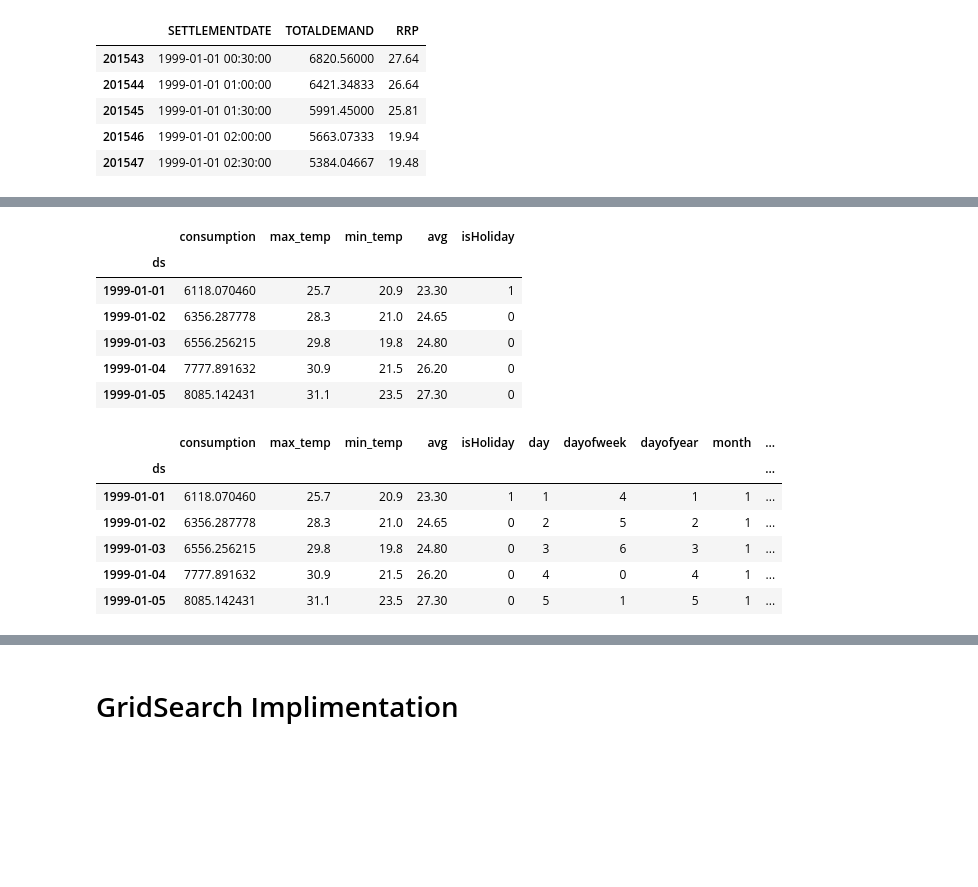
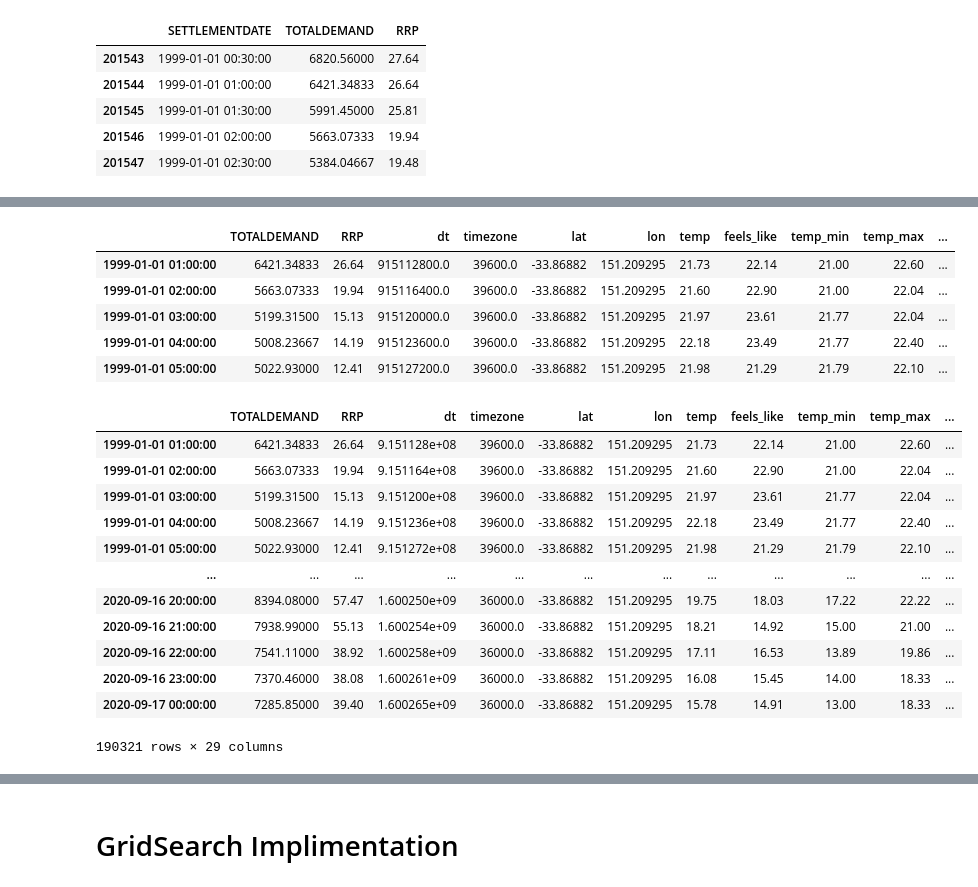
Before and after one commit to milindparvatia/Datathon, a Jupyter notebook: mainFile.ipynb, the cells around one changed output, grey strips where cells are left out. Cells and saved outputs as stored; diff of their text form; code cells hidden in the pictures; blank space fills up the shorter version.

```diff
--- a/mainFile.ipynb
+++ b/mainFile.ipynb
@@ -54,8 +71,6 @@ df = df.dropna()
 # %%
-df = df.rename(columns = {'date': 'ds', 'consumption': 'consumption'})
-
 # Group data by number of listings per date
-df_example = df.groupby(by = 'ds').mean()
+df_example = df.groupby(by='SETTLEMENTDATE').mean()
 
 # Change index to datetime
 df_example.index = pd.to_datetime(df_example.index)
@@ -63,10 +78,12 @@ df_example.index = pd.to_datetime(df_example.index)
 # Sort the values
 df_example = df_example.sort_index(ascending = True)
 
+df_example = df_example.tail(-1)
+
+df_example = df_example.asfreq(freq='1H')
+
 # Fill values with 0
 df_example = df_example.fillna(value = 0)
 
-df_example = df_example.head(-1)
-
 df_example
 # %% [output]
@@ -86,0 +104,4 @@ df_example
+# %%
+df_example = df_example.merge(df_temp, left_index=True, right_index=True, how='inner')
+df_example = df_example.fillna(0)
+df_example.head()
@@ -87,17 +115,17 @@ df_example
 # %%
-dfmx['date'] = pd.to_datetime(dfmx[['Year', 'Month', 'Day']])
-dfmx = dfmx.rename(columns = {'Maximum temperature (Degree C)': 'max_temp'})
-df_max = dfmx.groupby(by = 'date').agg({'max_temp': 'sum'})
-max_mask = (df_max.index.date >= df_example.index[0]) & (df_max.index.date <= df_example.index[len(df_example)-1])
+# dfmx['date'] = pd.to_datetime(dfmx[['Year', 'Month', 'Day']])
+# dfmx = dfmx.rename(columns = {'Maximum temperature (Degree C)': 'max_temp'})
+# df_max = dfmx.groupby(by = 'date').agg({'max_temp': 'sum'})
+# max_mask = (df_max.index.date >= df_example.index[0]) & (df_max.index.date <= df_example.index[len(df_example)-1])
 
-dfmn['date'] = pd.to_datetime(dfmn[['Year', 'Month', 'Day']])
-dfmn = dfmn.rename(columns = {'Minimum temperature (Degree C)': 'min_temp'})
-df_min = dfmn.groupby(by = 'date').agg({'min_temp': 'sum'})
-min_mask = (df_min.index.date >= df_example.index[0]) & (df_min.index.date <= df_example.index[len(df_example)-1])
+# dfmn['date'] = pd.to_datetime(dfmn[['Year', 'Month', 'Day']])
+# dfmn = dfmn.rename(columns = {'Minimum temperature (Degree C)': 'min_temp'})
+# df_min = dfmn.groupby(by = 'date').agg({'min_temp': 'sum'})
+# min_mask = (df_min.index.date >= df_example.index[0]) & (df_min.index.date <= df_example.index[len(df_example)-1])
 
-df_example['max_temp'] = df_max.loc[max_mask]
-df_example['min_temp'] = df_min.loc[min_mask]
-df_example['avg'] = df_example[['max_temp', 'min_temp']].mean(axis=1)
+# df_example['max_temp'] = df_max.loc[max_mask]
+# df_example['min_temp'] = df_min.loc[min_mask]
+# df_example['avg'] = df_example[['max_temp', 'min_temp']].mean(axis=1)
 
 # Holiday added
 aus_holidays = holidays.CountryHoliday('AUS', prov='NSW')
@@ -110,14 +138,14 @@ for i,j in enumerate(df_example.index):
 
 df_example.head()
 # %% [output]
-|  | consumption | max_temp | min_temp | avg | isHoliday |
-| ds |  |  |  |  |  |
-| 1999-01-01 | 6118.070460 | 25.7 | 20.9 | 23.30 | 1 |
-| 1999-01-02 | 6356.287778 | 28.3 | 21.0 | 24.65 | 0 |
-| 1999-01-03 | 6556.256215 | 29.8 | 19.8 | 24.80 | 0 |
-| 1999-01-04 | 7777.891632 | 30.9 | 21.5 | 26.20 | 0 |
-| 1999-01-05 | 8085.142431 | 31.1 | 23.5 | 27.30 | 0 |
+|  | TOTALDEMAND | RRP | dt | timezone | lat | lon | temp | feels_like | temp_min | temp_max | ... |
+| 1999-01-01 01:00:00 | 6421.34833 | 26.64 | 915112800.0 | 39600.0 | -33.86882 | 151.209295 | 21.73 | 22.14 | 21.00 | 22.60 | ... |
+| 1999-01-01 02:00:00 | 5663.07333 | 19.94 | 915116400.0 | 39600.0 | -33.86882 | 151.209295 | 21.60 | 22.90 | 21.00 | 22.04 | ... |
+| 1999-01-01 03:00:00 | 5199.31500 | 15.13 | 915120000.0 | 39600.0 | -33.86882 | 151.209295 | 21.97 | 23.61 | 21.77 | 22.04 | ... |
+| 1999-01-01 04:00:00 | 5008.23667 | 14.19 | 915123600.0 | 39600.0 | -33.86882 | 151.209295 | 22.18 | 23.49 | 21.77 | 22.40 | ... |
+| 1999-01-01 05:00:00 | 5022.93000 | 12.41 | 915127200.0 | 39600.0 | -33.86882 | 151.209295 | 21.98 | 21.29 | 21.79 | 22.10 | ... |
 # %%
+df_example['hour'] = df_example.index.hour
 df_example['day'] = df_example.index.day
 df_example['dayofweek'] = df_example.index.dayofweek
 df_example['dayofyear'] = df_example.index.dayofyear
@@ -129,15 +154,21 @@ df_example['weekofyear'] = df_example.index.weekofyear
 # %%
 # df_example1.head()
 # df_example2.head()
-df_example.head()
+df_example
 # %% [output]
-|  | consumption | max_temp | min_temp | avg | isHoliday | day | dayofweek | dayofyear | month | ... |
-| ds |  |  |  |  |  |  |  |  |  | ... |
-| 1999-01-01 | 6118.070460 | 25.7 | 20.9 | 23.30 | 1 | 1 | 4 | 1 | 1 | ... |
-| 1999-01-02 | 6356.287778 | 28.3 | 21.0 | 24.65 | 0 | 2 | 5 | 2 | 1 | ... |
-| 1999-01-03 | 6556.256215 | 29.8 | 19.8 | 24.80 | 0 | 3 | 6 | 3 | 1 | ... |
-| 1999-01-04 | 7777.891632 | 30.9 | 21.5 | 26.20 | 0 | 4 | 0 | 4 | 1 | ... |
-| 1999-01-05 | 8085.142431 | 31.1 | 23.5 | 27.30 | 0 | 5 | 1 | 5 | 1 | ... |
+|  | TOTALDEMAND | RRP | dt | timezone | lat | lon | temp | feels_like | temp_min | temp_max | ... |
+| 1999-01-01 01:00:00 | 6421.34833 | 26.64 | 9.151128e+08 | 39600.0 | -33.86882 | 151.209295 | 21.73 | 22.14 | 21.00 | 22.60 | ... |
+| 1999-01-01 02:00:00 | 5663.07333 | 19.94 | 9.151164e+08 | 39600.0 | -33.86882 | 151.209295 | 21.60 | 22.90 | 21.00 | 22.04 | ... |
+| 1999-01-01 03:00:00 | 5199.31500 | 15.13 | 9.151200e+08 | 39600.0 | -33.86882 | 151.209295 | 21.97 | 23.61 | 21.77 | 22.04 | ... |
+| 1999-01-01 04:00:00 | 5008.23667 | 14.19 | 9.151236e+08 | 39600.0 | -33.86882 | 151.209295 | 22.18 | 23.49 | 21.77 | 22.40 | ... |
+| 1999-01-01 05:00:00 | 5022.93000 | 12.41 | 9.151272e+08 | 39600.0 | -33.86882 | 151.209295 | 21.98 | 21.29 | 21.79 | 22.10 | ... |
+| ... | ... | ... | ... | ... | ... | ... | ... | ... | ... | ... | ... |
+| 2020-09-16 20:00:00 | 8394.08000 | 57.47 | 1.600250e+09 | 36000.0 | -33.86882 | 151.209295 | 19.75 | 18.03 | 17.22 | 22.22 | ... |
+| 2020-09-16 21:00:00 | 7938.99000 | 55.13 | 1.600254e+09 | 36000.0 | -33.86882 | 151.209295 | 18.21 | 14.92 | 15.00 | 21.00 | ... |
+| 2020-09-16 22:00:00 | 7541.11000 | 38.92 | 1.600258e+09 | 36000.0 | -33.86882 | 151.209295 | 17.11 | 16.53 | 13.89 | 19.86 | ... |
+| 2020-09-16 23:00:00 | 7370.46000 | 38.08 | 1.600261e+09 | 36000.0 | -33.86882 | 151.209295 | 16.08 | 15.45 | 14.00 | 18.33 | ... |
+| 2020-09-17 00:00:00 | 7285.85000 | 39.40 | 1.600265e+09 | 36000.0 | -33.86882 | 151.209295 | 15.78 | 14.91 | 13.00 | 18.33 | ... |
+190321 rows × 29 columns
 # %%
 # fig = plt.figure(figsize=(18, 14))
 # corr = df_example.corr()
```
Also changed, not shown: parts of 15 cells of this notebook.
